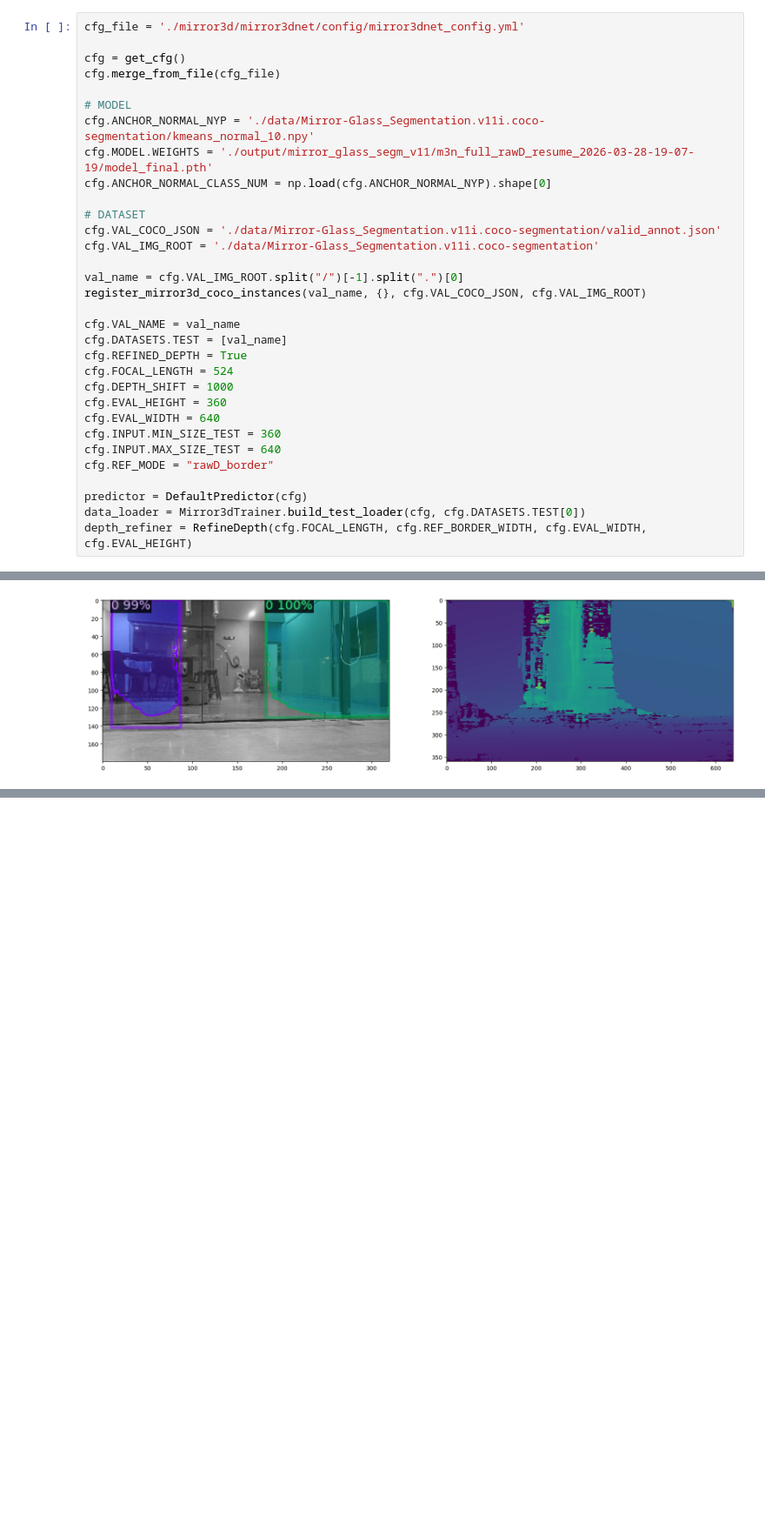
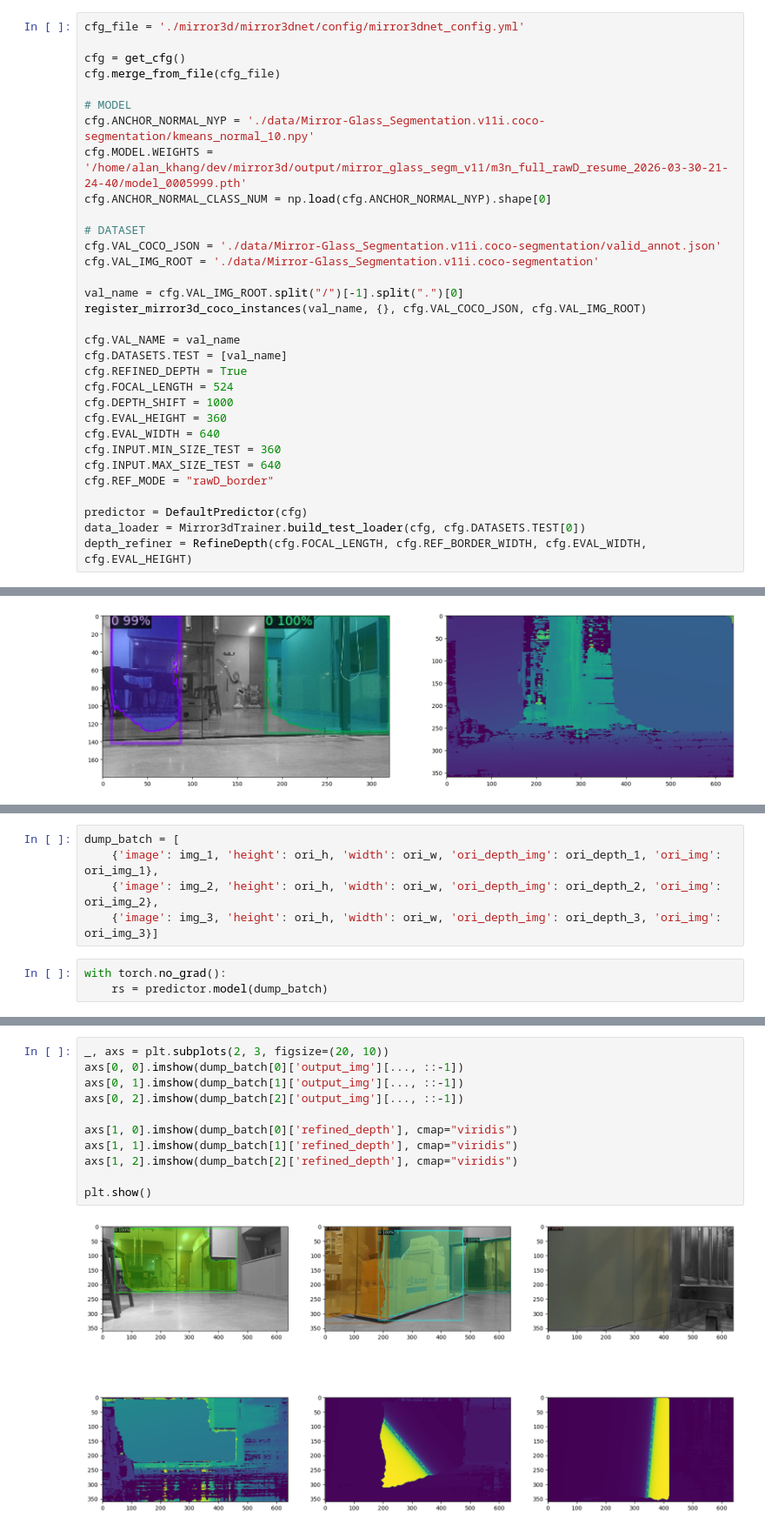
Before and after one commit to AlanLuu2811-playground/mirror3d, a Jupyter notebook: infer.ipynb, the cells around one changed output, grey strips where cells are left out. Shown at 87% size. Saved outputs shown, nothing was run; the diff lists cells and outputs as text; blank space fills up the shorter version.

Commit message:
wrap model

```diff
--- a/infer.ipynb
+++ b/infer.ipynb
@@ -35,7 +39,7 @@ cfg.merge_from_file(cfg_file)
 
 # MODEL
 cfg.ANCHOR_NORMAL_NYP = './data/Mirror-Glass_Segmentation.v11i.coco-segmentation/kmeans_normal_10.npy'
-cfg.MODEL.WEIGHTS = './output/mirror_glass_segm_v11/m3n_full_rawD_resume_2026-03-28-19-07-19/model_final.pth'
+cfg.MODEL.WEIGHTS = '/home/alan_khang/dev/mirror3d/output/mirror_glass_segm_v11/m3n_full_rawD_resume_2026-03-30-21-24-40/model_0005999.pth'
 cfg.ANCHOR_NORMAL_CLASS_NUM = np.load(cfg.ANCHOR_NORMAL_NYP).shape[0]
 
 # DATASET
@@ -191,0 +194,8 @@ predictor.aug.get_transform(img).apply_image(img).shape
+# %%
+dump_batch = [
+    {'image': img_1, 'height': ori_h, 'width': ori_w, 'ori_depth_img': ori_depth_1, 'ori_img': ori_img_1},
+    {'image': img_2, 'height': ori_h, 'width': ori_w, 'ori_depth_img': ori_depth_2, 'ori_img': ori_img_2},
+    {'image': img_3, 'height': ori_h, 'width': ori_w, 'ori_depth_img': ori_depth_3, 'ori_img': ori_img_3}]
+# %%
+with torch.no_grad():
+    rs = predictor.model(dump_batch)
@@ -191,0 +261,13 @@ predictor.aug.get_transform(img).apply_image(img).shape
+# %%
+_, axs = plt.subplots(2, 3, figsize=(20, 10))
+axs[0, 0].imshow(dump_batch[0]['output_img'][..., ::-1])
+axs[0, 1].imshow(dump_batch[1]['output_img'][..., ::-1])
+axs[0, 2].imshow(dump_batch[2]['output_img'][..., ::-1])
+
+axs[1, 0].imshow(dump_batch[0]['refined_depth'], cmap="viridis")
+axs[1, 1].imshow(dump_batch[1]['refined_depth'], cmap="viridis")
+axs[1, 2].imshow(dump_batch[2]['refined_depth'], cmap="viridis")
+
+plt.show()
+# %% [output]
+[figure, added]
```
Also changed, not shown: parts of 10 cells of this notebook, 4 other files.
